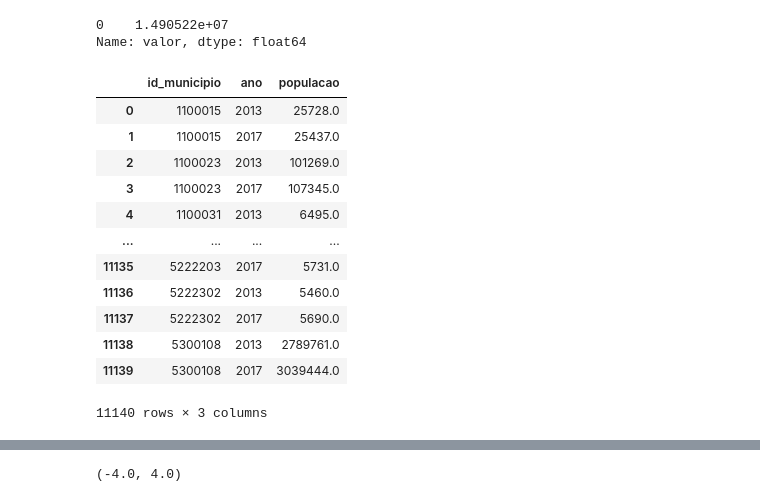
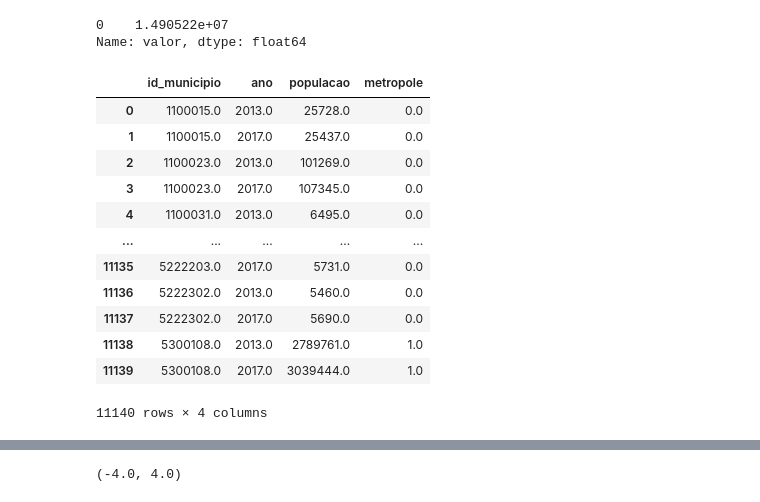
Before and after one commit to UFRJ-Analytica/odd2021, a Jupyter notebook: analises.ipynb, the cells around one changed output, grey strips where cells are left out. Drawn from its saved outputs; the diff is of its cells as text; code cells hidden in the pictures.

```diff
--- a/analises.ipynb
+++ b/analises.ipynb
@@ -241,23 +246,28 @@ mun_despesas.loc[mun_despesas["ano"]==2013]["valor"]
 0    1.490522e+07
 Name: valor, dtype: float64
 # %%
+def add_metropole(row):
+    row["metropole"] = (row["populacao"] >= 500000)
+    return row
+
 populacao_mun = get_data("br_ibge_populacao.municipios")
 populacao_mun = populacao_mun.loc[populacao_mun["ano"].isin([2013,2017])].sort_values(by=["id_municipio", "ano"]).reset_index(drop=True)
+populacao_mun = populacao_mun.apply(lambda row: add_metropole(row), axis=1)
 populacao_mun
 # %% [output]
-|  | id_municipio | ano | populacao |
-| 0 | 1100015 | 2013 | 25728.0 |
-| 1 | 1100015 | 2017 | 25437.0 |
-| 2 | 1100023 | 2013 | 101269.0 |
-| 3 | 1100023 | 2017 | 107345.0 |
-| 4 | 1100031 | 2013 | 6495.0 |
-| ... | ... | ... | ... |
-| 11135 | 5222203 | 2017 | 5731.0 |
-| 11136 | 5222302 | 2013 | 5460.0 |
-| 11137 | 5222302 | 2017 | 5690.0 |
-| 11138 | 5300108 | 2013 | 2789761.0 |
-| 11139 | 5300108 | 2017 | 3039444.0 |
+|  | id_municipio | ano | populacao | metropole |
+| 0 | 1100015.0 | 2013.0 | 25728.0 | 0.0 |
+| 1 | 1100015.0 | 2017.0 | 25437.0 | 0.0 |
+| 2 | 1100023.0 | 2013.0 | 101269.0 | 0.0 |
+| 3 | 1100023.0 | 2017.0 | 107345.0 | 0.0 |
+| 4 | 1100031.0 | 2013.0 | 6495.0 | 0.0 |
+| ... | ... | ... | ... | ... |
+| 11135 | 5222203.0 | 2017.0 | 5731.0 | 0.0 |
+| 11136 | 5222302.0 | 2013.0 | 5460.0 | 0.0 |
+| 11137 | 5222302.0 | 2017.0 | 5690.0 | 0.0 |
+| 11138 | 5300108.0 | 2013.0 | 2789761.0 | 1.0 |
+| 11139 | 5300108.0 | 2017.0 | 3039444.0 | 1.0 |
-11140 rows × 3 columns
+11140 rows × 4 columns
 # %%
 def format_tabela_rafael(ideb, despesas, populacao):
     tabela_rafael = pd.DataFrame(columns=["id_municipio",
```
Also changed, not shown: parts of 2 cells of this notebook, 1 other file.
